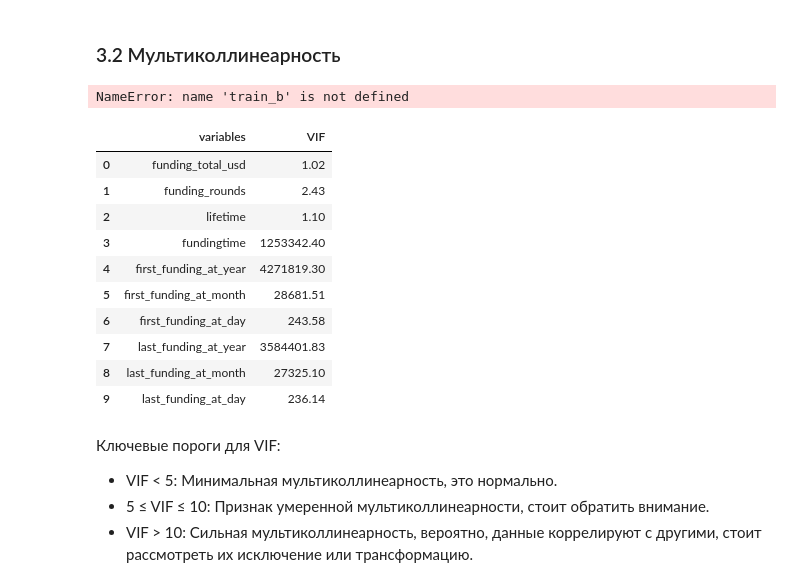
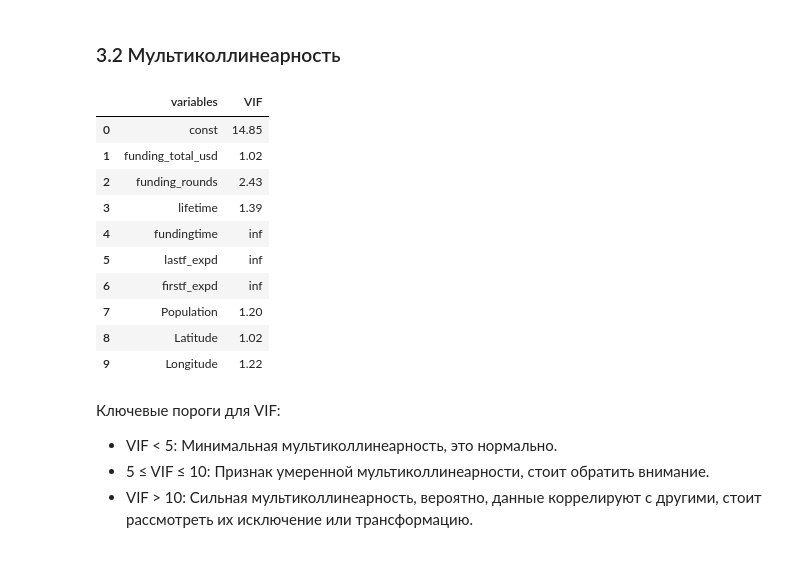
Before and after one commit to onejetpilot/start_up, a Jupyter notebook: start_up_pred.ipynb, the cells around one changed output. Saved outputs shown, nothing was run; the diff lists cells and outputs as text; code cells hidden in the pictures.

```diff
--- a/start_up_pred.ipynb
+++ b/start_up_pred.ipynb
@@ -740,17 +701,17 @@ city_filtered = city.sort_values('Population', ascending=False).drop_duplicates(
 # %%
 # Уберем из названий не английские буквы
-train['city'] = train['city'].apply(
+loc_train['city'] = loc_train['city'].apply(
     lambda x: unidecode(str(x)) if pd.notna(x) else '')
-test['city'] = train['city'].apply(
+loc_test['city'] = loc_train['city'].apply(
     lambda x: unidecode(str(x)) if pd.notna(x) else '')
 # %%
 # Приведем все значения к нижнему регистру
-train['city'] = train['city'].str.lower()
-test['city'] = test['city'].str.lower()
+loc_train['city'] = loc_train['city'].str.lower()
+loc_test['city'] = loc_test['city'].str.lower()
 # %%
 # Объединяем датасет с городами с датасетом train
 merged_train = pd.merge(
-    train,
+    loc_train,
     city_filtered,
     left_on=['city'],
     right_on=['City'],
@@ -881,9 +834,8 @@ Longitude и Population: Умеренная положительная корр
 ### 3.2 Мультиколлинеарность
 # %%
 # Добавим константу
-df_with_const = add_constant(train_b)
+train_with_const = merged_train.select_dtypes(include=['number'])
+train_with_const = add_constant(train_with_const)
-# %% [output]
-NameError: name 'train_b' is not defined
 # %%
 # Определим функцию подсчета VIF
 def calc_vif(df):
@@ -895,20 +847,20 @@ def calc_vif(df):
     return vif_data
 # %%
 # Рассчитаем VIF
-train_b = train_b.dropna()
-calc_vif(train_b)
+train_with_const = train_with_const.dropna()
+calc_vif(train_with_const)
 # %% [output]
 |  | variables | VIF |
-| 0 | funding_total_usd | 1.02 |
-| 1 | funding_rounds | 2.43 |
-| 2 | lifetime | 1.10 |
-| 3 | fundingtime | 1253342.40 |
-| 4 | first_funding_at_year | 4271819.30 |
-| 5 | first_funding_at_month | 28681.51 |
-| 6 | first_funding_at_day | 243.58 |
-| 7 | last_funding_at_year | 3584401.83 |
-| 8 | last_funding_at_month | 27325.10 |
-| 9 | last_funding_at_day | 236.14 |
+| 0 | const | 14.85 |
+| 1 | funding_total_usd | 1.02 |
+| 2 | funding_rounds | 2.43 |
+| 3 | lifetime | 1.39 |
+| 4 | fundingtime | inf |
+| 5 | lastf_expd | inf |
+| 6 | firstf_expd | inf |
+| 7 | Population | 1.20 |
+| 8 | Latitude | 1.02 |
+| 9 | Longitude | 1.22 |
 # %% [markdown]
 Ключевые пороги для VIF:
 - VIF < 5: Минимальная мультиколлинеарность, это нормально.
```
Also changed, not shown: parts of 140 cells of this notebook.
